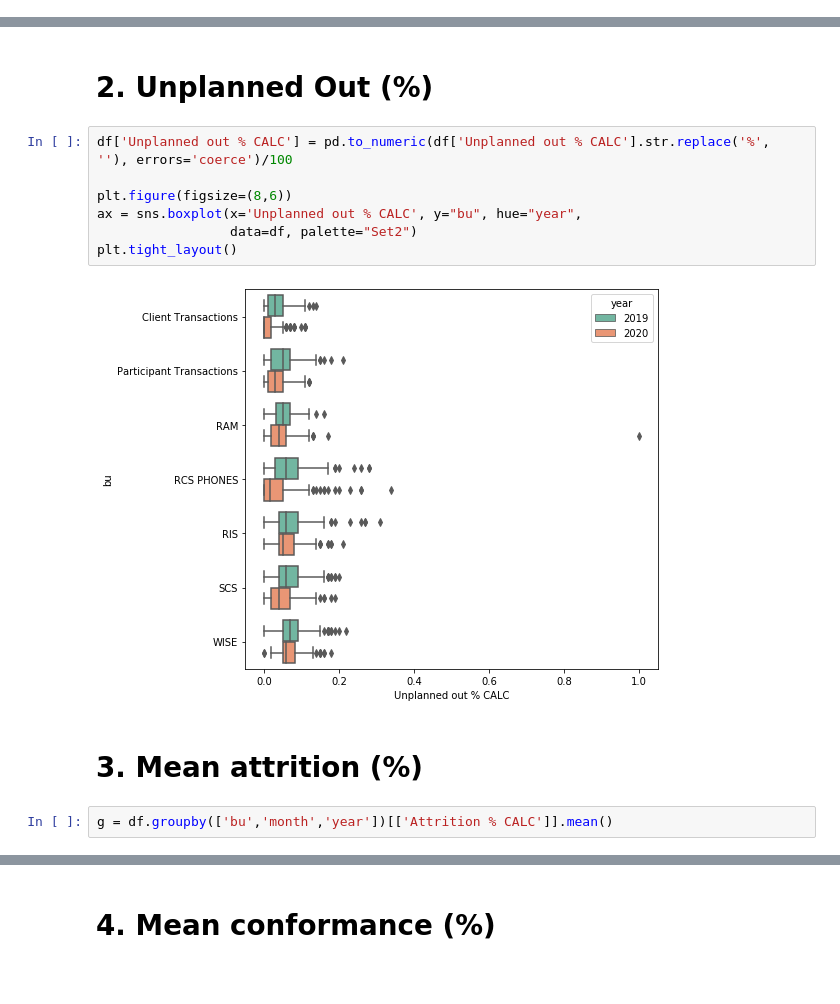
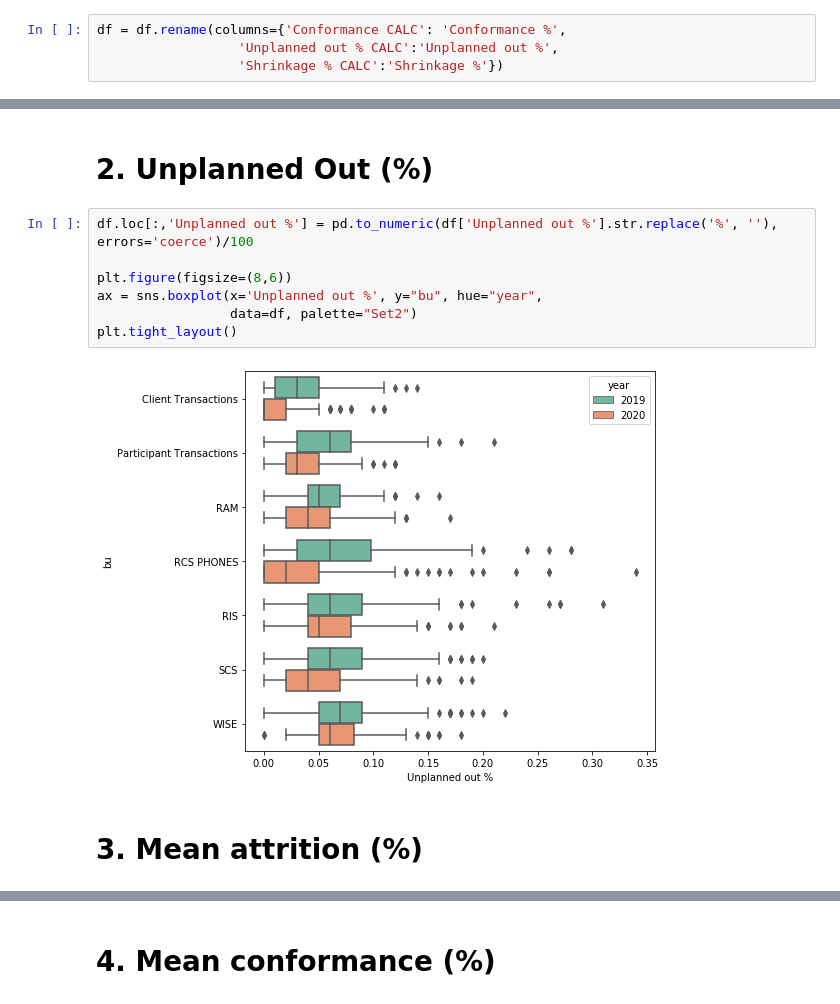
Before and after one commit to majickdave/dji_vol, a Jupyter notebook: wfh_analysis/6 metrics.ipynb, the cells around one changed output, grey strips where cells are left out. Drawn from its saved outputs; the diff is of its cells as text.

Commit message:
joined attrition

```diff
--- a/wfh_analysis/6 metrics.ipynb
+++ b/wfh_analysis/6 metrics.ipynb
@@ -61,6 +50,10 @@ Index(['date', 'bu', 'VOLUME - HANDLED', 'TOTAL TIME - AHT (sec)', 'AHT CALC',
 df = df[['date', 'month', 'year',
          'bu', 'Conformance CALC', 'System Outage (hrs)',
          'Unplanned out % CALC', 'Shrinkage % CALC', 'aht', 'Attrition %']]
+# %%
+df = df.rename(columns={'Conformance CALC': 'Conformance %',
+                  'Unplanned out % CALC':'Unplanned out %',
+                  'Shrinkage % CALC':'Shrinkage %'})
 # %% [markdown]
 # REMOVE WEEKENDS
 # %%
@@ -82,15 +73,13 @@ plt.tight_layout()
 # %% [markdown]
 # 2. Unplanned Out (%)
 # %%
-df['Unplanned out % CALC'] = pd.to_numeric(df['Unplanned out % CALC'].str.replace('%', ''), errors='coerce')/100
+df.loc[:,'Unplanned out %'] = pd.to_numeric(df['Unplanned out %'].str.replace('%', ''), errors='coerce')/100
 
 plt.figure(figsize=(8,6))
-ax = sns.boxplot(x='Unplanned out % CALC', y="bu", hue="year",
+ax = sns.boxplot(x='Unplanned out %', y="bu", hue="year",
                  data=df, palette="Set2")
 plt.tight_layout()
 # %% [output]
-[figure, old version]
+[figure, new version]
 # %% [markdown]
 # 3. Mean attrition (%)
-# %%
-g = df.groupby(['bu','month','year'])[['Attrition % CALC']].mean()
```
Also changed, not shown: parts of 8 cells of this notebook, 1 other file.
